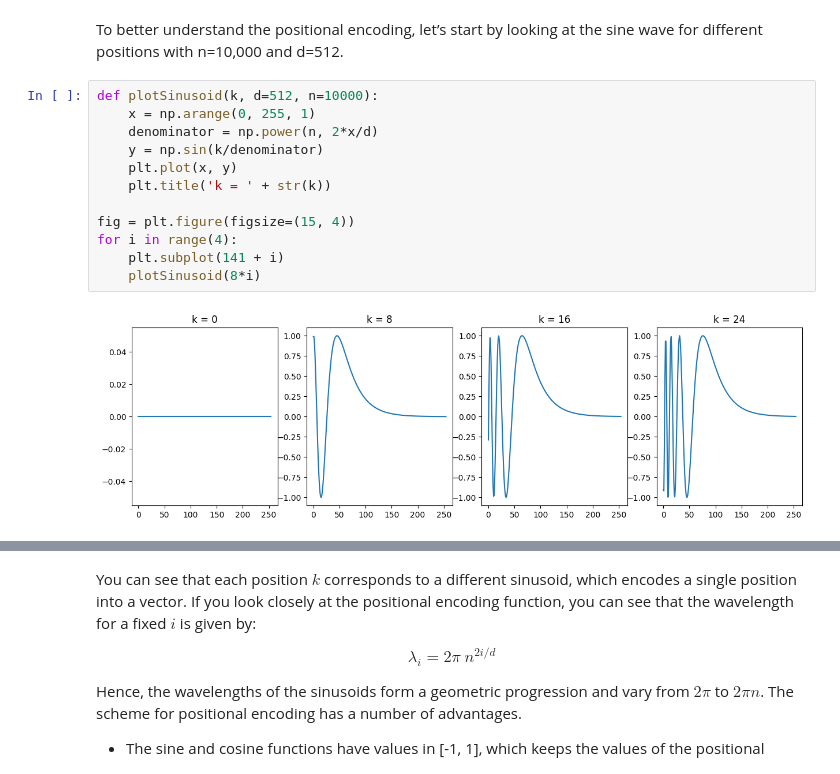
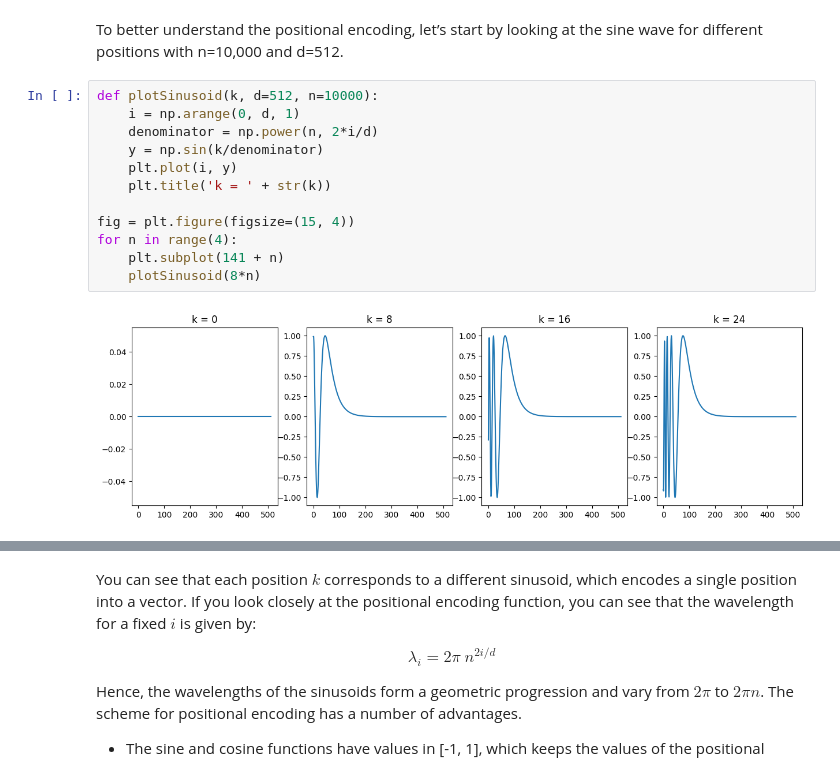
Before and after one commit to polyhedron-gdl/halloween-seminar-2023, a Jupyter notebook: 1_notebooks/chapter-07-01.ipynb, the cells around one changed output, grey strips where cells are left out. Drawn from its saved outputs; the diff is of its cells as text.

```diff
--- a/1_notebooks/chapter-07-01.ipynb
+++ b/1_notebooks/chapter-07-01.ipynb
@@ -164,15 +171,15 @@ You can spot the rate of change between different bits. The LSB bit is alternati
 To better understand the positional encoding, let’s start by looking at the sine wave for different positions with n=10,000 and d=512.
 # %%
 def plotSinusoid(k, d=512, n=10000):
-    x = np.arange(0, 255, 1)
-    denominator = np.power(n, 2*x/d)
+    i = np.arange(0, d, 1)
+    denominator = np.power(n, 2*i/d)
     y = np.sin(k/denominator)
-    plt.plot(x, y)
+    plt.plot(i, y)
     plt.title('k = ' + str(k))
 
 fig = plt.figure(figsize=(15, 4))
-for i in range(4):
-    plt.subplot(141 + i)
-    plotSinusoid(8*i)
+for n in range(4):
+    plt.subplot(141 + n)
+    plotSinusoid(8*n)
 # %% [output]
-[figure, old version]
+[figure, new version]
```
Also changed, not shown: parts of 4 cells of this notebook, 18 other files.
